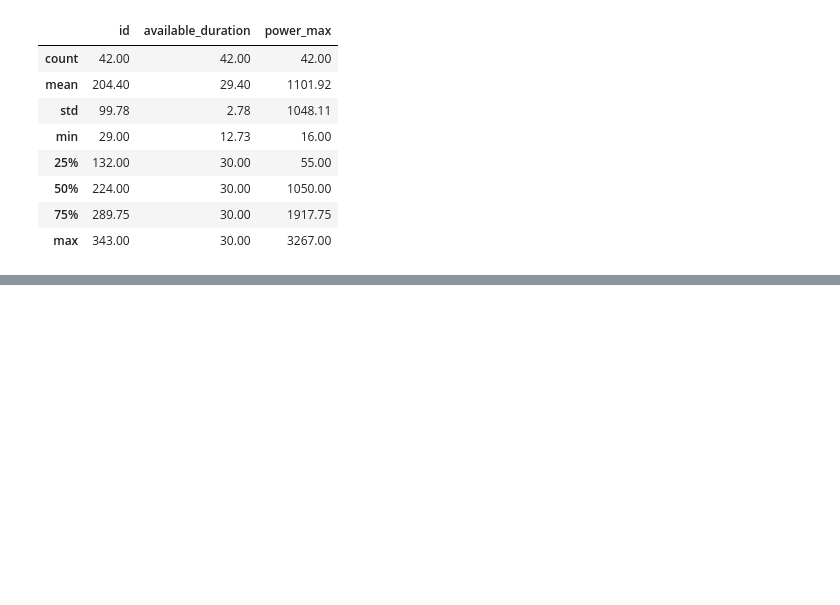
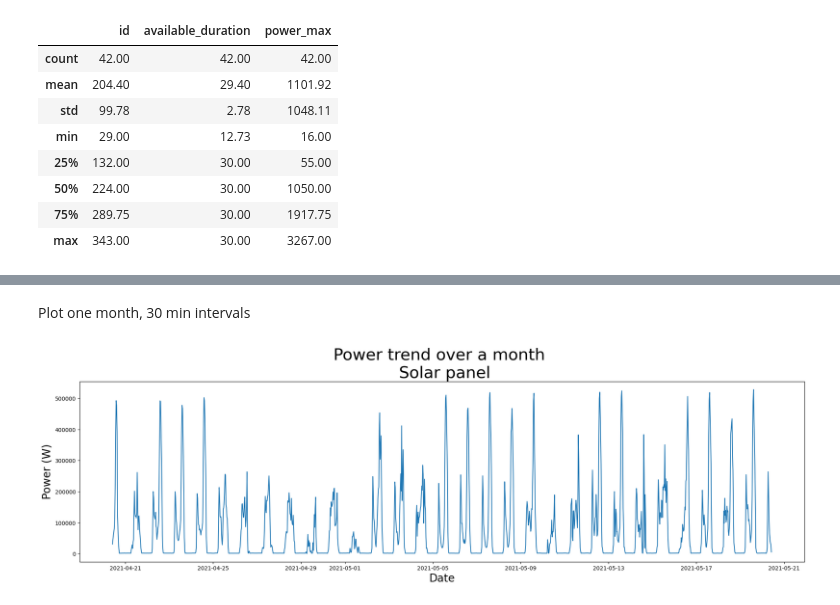
Before and after one commit to louisaarfib/Project_ML, a Jupyter notebook: exploration_data.ipynb, the cells around one changed output, grey strips where cells are left out. Saved outputs shown, nothing was run; the diff lists cells and outputs as text; code cells hidden in the pictures; blank space fills up the shorter version.

```diff
--- a/exploration_data.ipynb
+++ b/exploration_data.ipynb
@@ -138,0 +138,16 @@ Name: timestamp, dtype: object
+# %% [markdown]
+Plot one month, 30 min intervals
+# %%
+mseries = df_1.resample('30t', on='timestamp').power.sum()
+
+df1 = pd.DataFrame({'timestamp': mseries.index, 'power': mseries.values})
+
+plt.figure(figsize=(24, 6))
+plt.plot(df1['timestamp'], df1['power'])
+plt.title("Power trend over a month \n Solar panel", fontsize = 30)
+plt.xlabel('Date', fontsize = 20)
+plt.ylabel('Power (W)', fontsize = 20)
+plt.legend
+plt.show()
+# %% [output]
+[figure, added]
```
Also changed, not shown: parts of 8 cells of this notebook.
